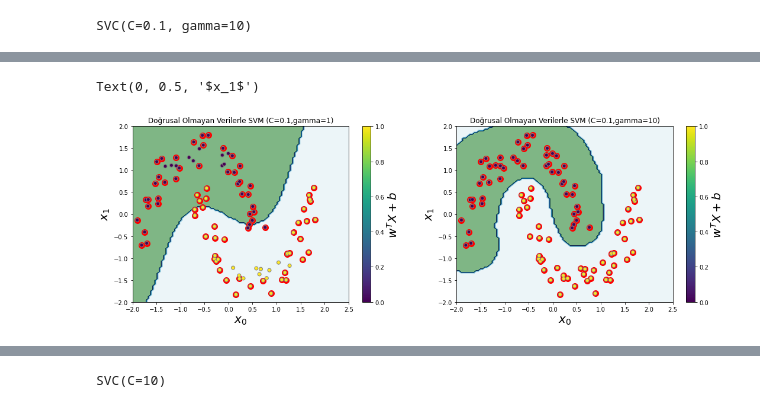
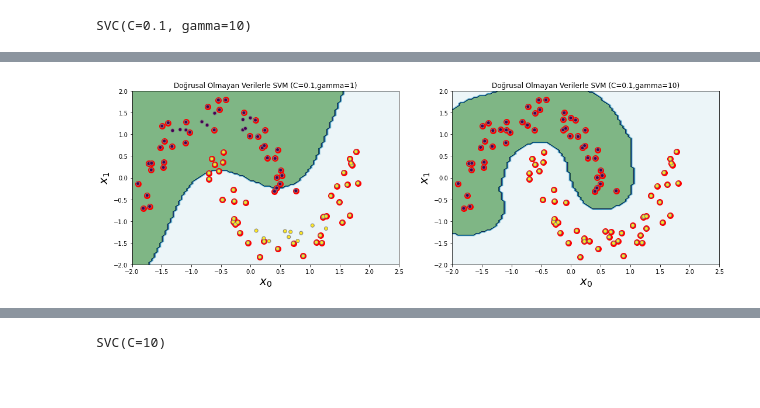
Before and after one commit to ibrakaplan/SVM-Example, a Jupyter notebook: SVM Classification.ipynb, the cells around one changed output, grey strips where cells are left out. Drawn from its saved outputs; the diff is of its cells as text; code cells hidden in the pictures; blank space fills up the shorter version.

```diff
--- a/SVM Classification.ipynb
+++ b/SVM Classification.ipynb
@@ -85,24 +82,23 @@ Text(0, 0.5, '$x_1$')
 # %%
 plt.figure(figsize=(18,12))
 plt.subplot(2,2,1)
 plt.contourf(xx, yy, model.predict(np.array([xx.ravel(), yy.ravel()]).T).reshape(xx.shape),
              alpha=0.5, levels=10, cmap=plt.cm.ocean)
 plt.scatter(*model.support_vectors_.T, s=100, linewidth=1, facecolors='red')
-plt.colorbar().set_label('$w^T X + b$',fontsize=20)
+# plt.colorbar().set_label('$w^T X + b$',fontsize=20)
 plt.scatter(*(preprocessing.scale(X*[1000, 1])).T, c=y, edgecolors='grey')
 plt.title('Doğrusal Olmayan Verilerle SVM (C=0.1,gamma=1)')
 plt.xlabel('$x_0$', fontsize=20)
 plt.ylabel('$x_1$', fontsize=20)
 
 plt.subplot(2,2,2)
 plt.contourf(xx, yy, model3.predict(np.array([xx.ravel(), yy.ravel()]).T).reshape(xx.shape),
              alpha=0.5, levels=10, cmap=plt.cm.ocean)
 plt.scatter(*model3.support_vectors_.T, s=100, linewidth=1, facecolors='red')
-plt.colorbar().set_label('$w^T X + b$',fontsize=20)
+# plt.colorbar().set_label('$w^T X + b$',fontsize=20)
 plt.scatter(*(preprocessing.scale(X*[1000, 1])).T, c=y, edgecolors='grey')
 plt.title('Doğrusal Olmayan Verilerle SVM (C=0.1,gamma=10)')
 plt.xlabel('$x_0$', fontsize=20)
-plt.ylabel('$x_1$', fontsize=20)
+plt.ylabel('$x_1$', fontsize=20);
 # %% [output]
-Text(0, 0.5, '$x_1$')
-[figure, old version]
+[figure, new version]
```
Also changed, not shown: parts of 7 cells of this notebook.
